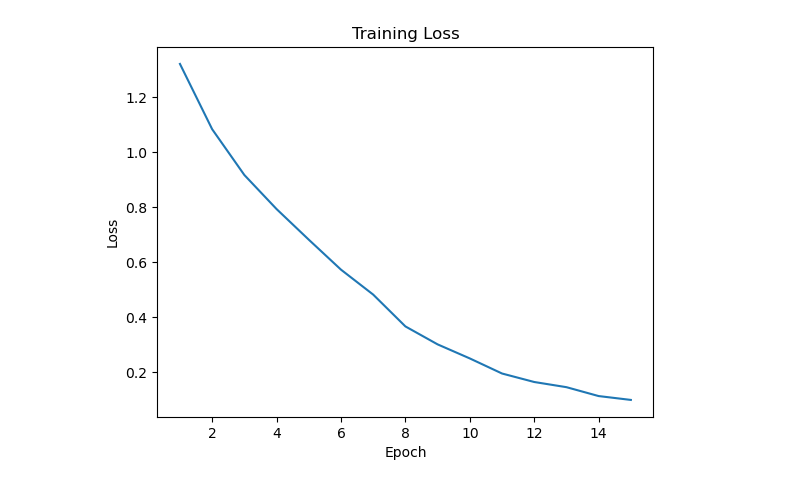
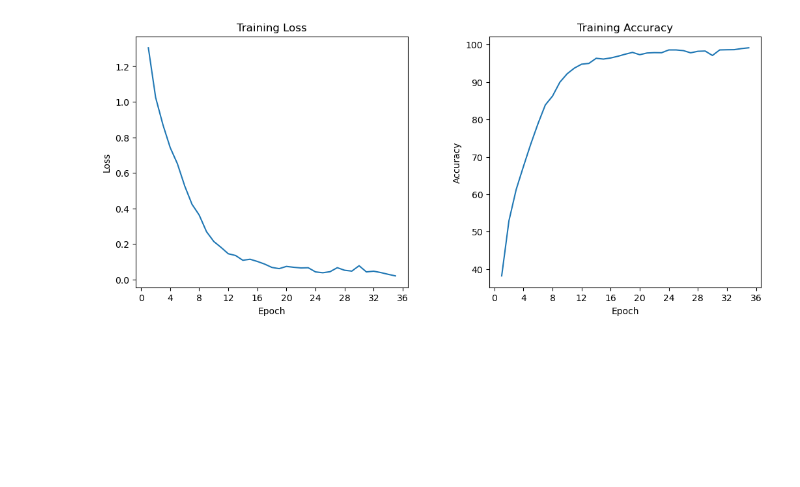
Before and after one commit to Canaximui1302/TomJerry-image-classification, a Jupyter notebook: notebook.ipynb, the cells around one changed output. Cells and saved outputs as stored; diff of their text form; code cells hidden in the pictures; blank space fills up the shorter version.

Commit message:
add plots in notebook

```diff
--- a/notebook.ipynb
+++ b/notebook.ipynb
@@ -14,9 +11,21 @@ train_accuracies = data['train_accuracies']
 # %%
-epoch = [i + 1 for i in range(15)]
-plt.plot(epoch, train_losses)
-plt.xlabel('Epoch')
-plt.ylabel('Loss')
-plt.title('Training Loss')
+epoch = [i + 1 for i in range(35)]
+fig, axes = plt.subplots(1, 2, figsize=(12, 5))
+
+# Plot loss
+axes[0].plot(epoch, train_losses)
+axes[0].set_xlabel('Epoch')
+axes[0].set_ylabel('Loss')
+axes[0].set_title('Training Loss')
+axes[0].xaxis.set_major_locator(ticker.MaxNLocator(integer=True))
+
+# Plot accuracy
+axes[1].plot(epoch, train_accuracies)
+axes[1].set_xlabel('Epoch')
+axes[1].set_ylabel('Accuracy')
+axes[1].set_title('Training Accuracy')
+axes[1].xaxis.set_major_locator(ticker.MaxNLocator(integer=True))
+
 plt.show()
 # %% [output]
-[figure, old version]
+[figure, new version]
```
Also changed, not shown: parts of 2 cells of this notebook, 1 other file.
